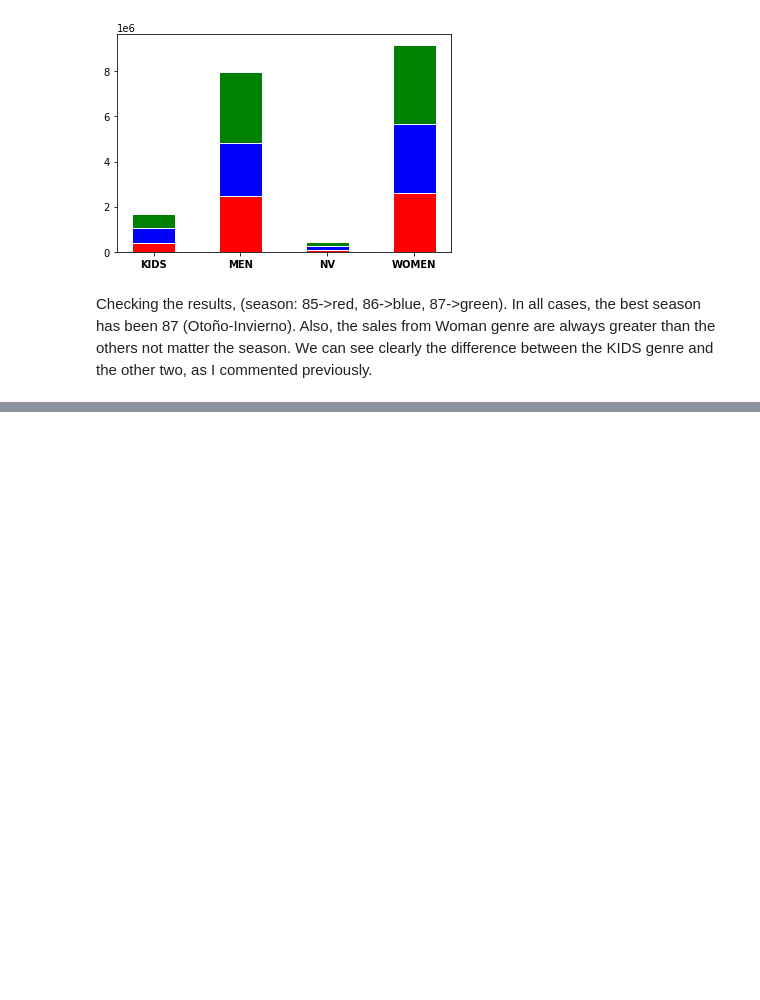
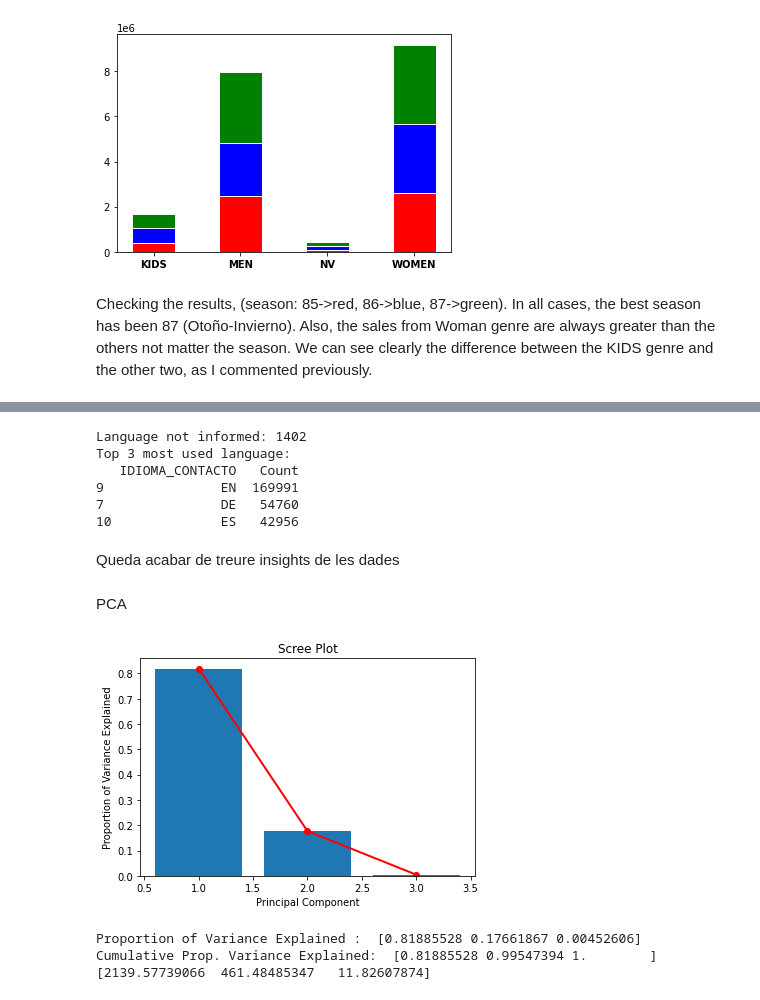
Before and after one commit to rauls19/DemandForecasting, a Jupyter notebook: EDA.ipynb, the cells around one changed output, grey strips where cells are left out. Saved outputs shown, nothing was run; the diff lists cells and outputs as text; code cells hidden in the pictures; blank space fills up the shorter version.

Commit message:
Adding languaje analysis

```diff
--- a/EDA.ipynb
+++ b/EDA.ipynb
@@ -76,3 +77,5 @@ So I am going to remove all the rows where IMP_VENTA_NETO_EUR is equal to null a
 # %%
+dataset = dataset[(dataset.CANAL_VENTA_ID == 20)]
 dataset = dataset[(dataset.IMP_VENTA_NETO_EUR.isnull() == False)]
 dataset.fillna("NV", inplace = True)
+dataset.isnull().sum()
@@ -354,0 +464,39 @@ Checking the results, (season: 85->red, 86->blue, 87->green). In all cases, the
+# %%
+language_analysis = dataset.groupby(['IDIOMA_CONTACTO']).agg({'FACTURA_ID':'count'}).reset_index().rename(columns= {'FACTURA_ID': 'Count'})
+print('Language not informed: '+language_analysis[language_analysis.IDIOMA_CONTACTO == 'NV']['Count'].to_string(index=False))
+print('Top 3 most used language:')
+print(language_analysis[language_analysis.IDIOMA_CONTACTO != 'NV'].sort_values(by=['Count'] ,ascending = False).head(3))
+# %% [output]
+Language not informed: 1402
+Top 3 most used language:
+   IDIOMA_CONTACTO   Count
+9               EN  169991
+7               DE   54760
+10              ES   42956
+# %% [markdown]
+Queda acabar de treure insights de les dades
+# %% [markdown]
+PCA
+# %%
+# var to cat
+# como que lo que quiero es ver las variables que me interesan para el modelo, solo uso las ventas, el modelo tiene que predecir las ventas de un producto y una talla
+pcadataset = dataset[dataset.FACTURA_CLASE_DOCUMENTO_ID == 'ZTON']
+pcadataset = pcadataset.drop(columns=['FACTURA_ID', 'FACTURA_POSICION_ID', 'CUSTOMER_ID', 'FACTURA_CLASE_DOCUMENTO_ID', 'COLOR', 'ANO_FACTURA', 'CANAL_VENTA_ID', 'VENTA_DEVOLUCION'])
+pcadataset.MES_FACTURA = pcadataset['MES_FACTURA'].astype('category')
+pcadataset.FECHA_FACTURA = pcadataset['FECHA_FACTURA'].astype('category')
+pcadataset.TEMPORADA_COMERCIAL_ID = pcadataset['TEMPORADA_COMERCIAL_ID'].astype('category')
+pcadataset.PRODUCTO_ID = pcadataset['PRODUCTO_ID'].astype('category')
+pcadataset.TALLA = pcadataset['TALLA'].astype('category')
+pcadataset.ESFUERZO_VENTA_ID = pcadataset['ESFUERZO_VENTA_ID'].astype('category')
+pcadataset.NUMERO_DEUDOR_PAIS_ID = pcadataset['NUMERO_DEUDOR_PAIS_ID'].astype('category')
+pcadataset.JERARQUIA_PROD_ID = pcadataset['JERARQUIA_PROD_ID'].astype('category')
+pcadataset.GRUPO_ARTICULO_PRODUCTO_ID = pcadataset['GRUPO_ARTICULO_PRODUCTO_ID'].astype('category')
+pcadataset.GENERO_PRODUCTO = pcadataset['GENERO_PRODUCTO'].astype('category')
+pcadataset.CATEGORIA = pcadataset['CATEGORIA'].astype('category')
+pcadataset.TIPOLOGIA = pcadataset['TIPOLOGIA'].astype('category')
+pcadataset.CONSUMER_COLOR = pcadataset['CONSUMER_COLOR'].astype('category')
+pcadataset.CONTACTO_SN = pcadataset['CONTACTO_SN'].astype('category')
+pcadataset.EDAD_SN = pcadataset['EDAD_SN'].astype('category')
+pcadataset.GENERO_CONTACTO = pcadataset['GENERO_CONTACTO'].astype('category')
+pcadataset.EDAD_RANGO_COMPRA = pcadataset['EDAD_RANGO_COMPRA'].astype('category')
+pcadataset.CIUDAD_CONTACTO = pcadataset['CIUDAD_CONTACTO'].astype('category')
@@ -354,0 +505,22 @@ Checking the results, (season: 85->red, 86->blue, 87->green). In all cases, the
+# %%
+pca = PCA()
+principalComponents = pca.fit_transform(pcadataset[['IMP_VENTA_NETO_EUR', 'EDAD_COMPRA', 'MES_FACTURA']])
+# %%
+PC_values = np.arange(pca.n_components_) + 1
+plt.plot(PC_values, pca.explained_variance_ratio_, 'ro-', linewidth=2)
+plt.title('Scree Plot')
+plt.xlabel('Principal Component')
+plt.ylabel('Proportion of Variance Explained')
+plt.bar(PC_values, pca.explained_variance_ratio_)
+plt.show()
+# %% [output]
+[figure, added]
+# %%
+print ('Proportion of Variance Explained : ', pca.explained_variance_ratio_)
+out_sum = np.cumsum(pca.explained_variance_ratio_)
+print ('Cumulative Prop. Variance Explained: ', out_sum)
+print('Explained variance: ', pca.explained_variance_)
+# %% [output]
+Proportion of Variance Explained :  [0.81885528 0.17661867 0.00452606]
+Cumulative Prop. Variance Explained:  [0.81885528 0.99547394 1.        ]
+[2139.57739066  461.48485347   11.82607874]
```
Also changed, not shown: parts of 22 cells of this notebook.
